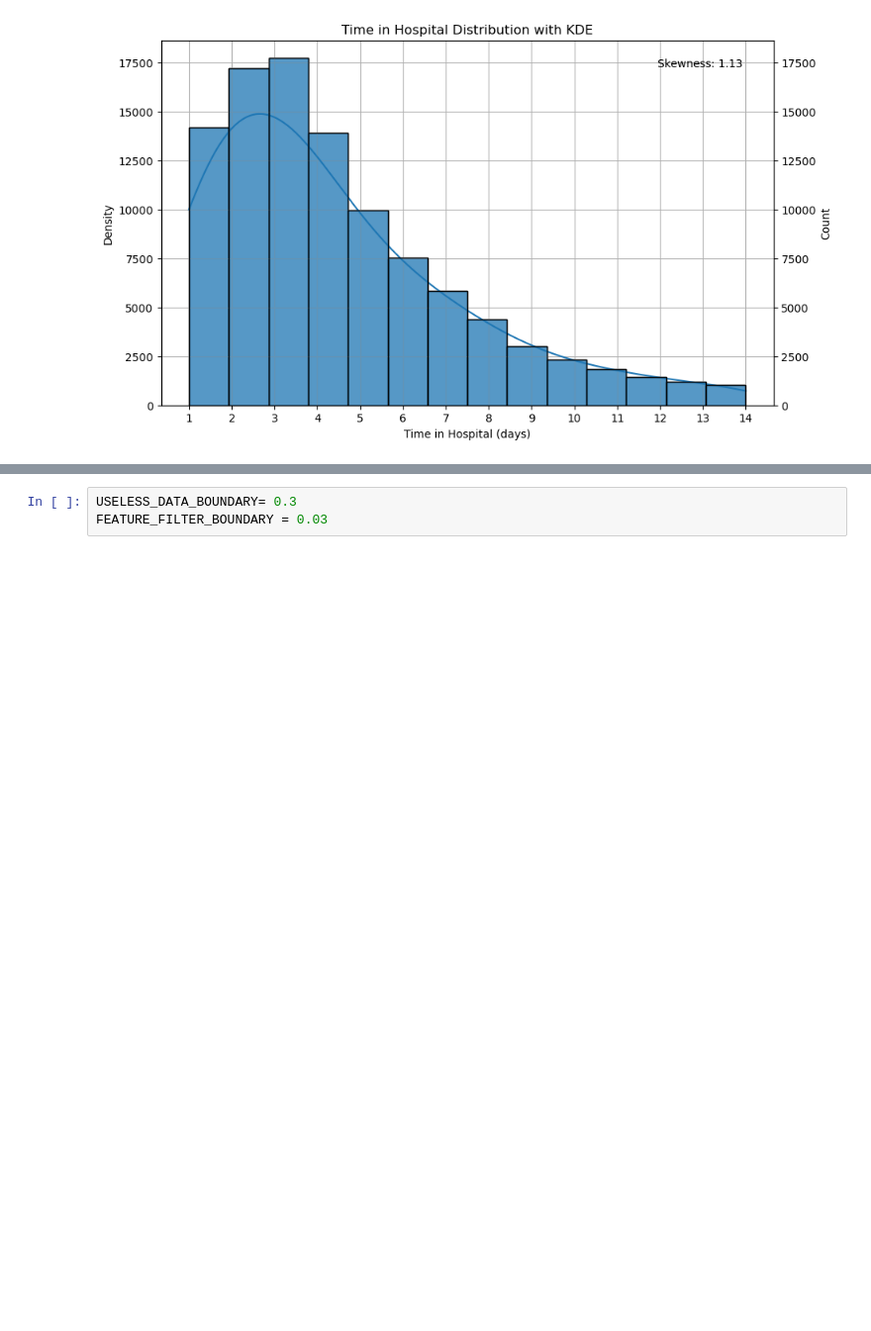
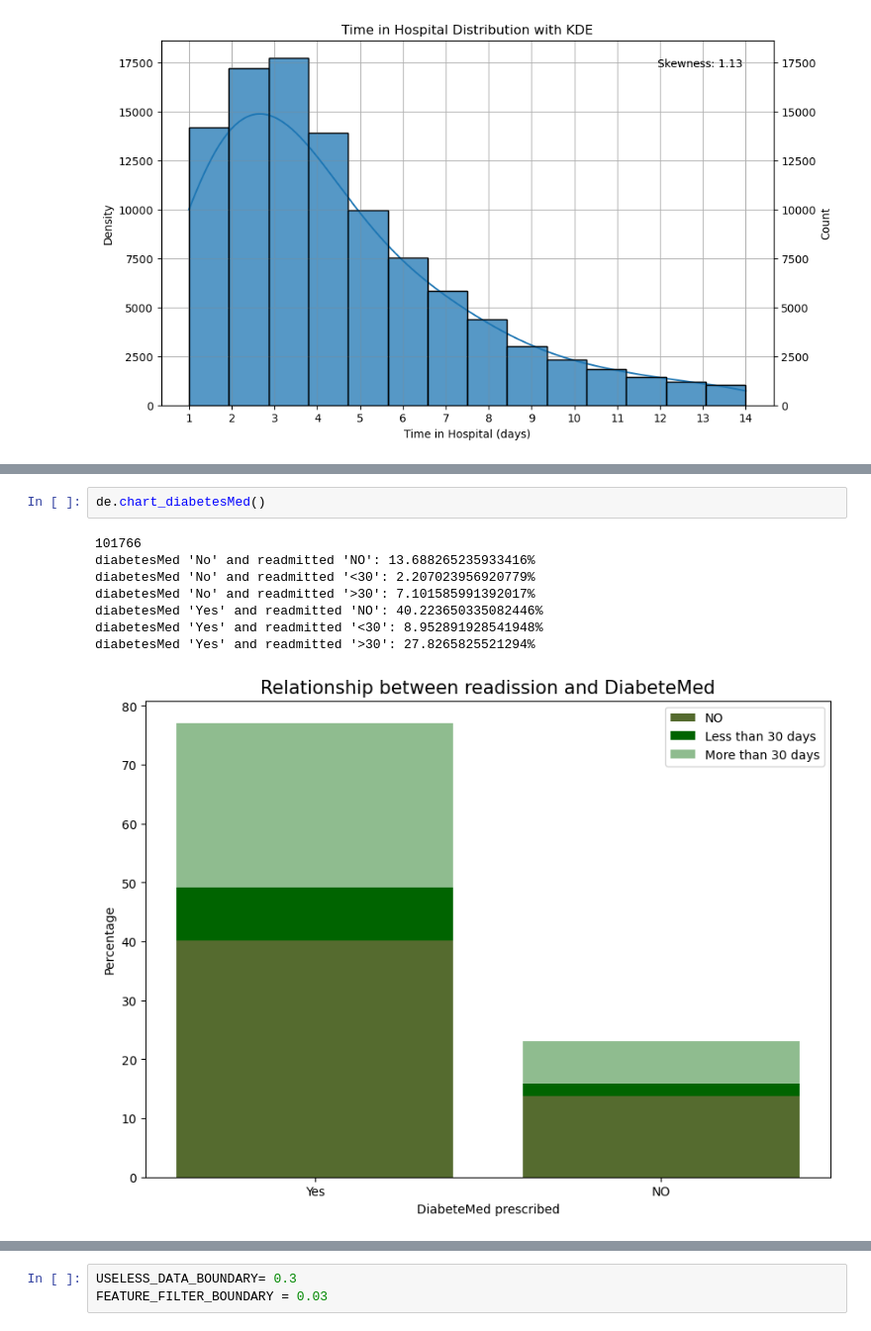
Before and after one commit to bianyiguyuan/diabetic_data_model, a Jupyter notebook: model_train.ipynb, the cells around one changed output, grey strips where cells are left out. Shown at 99% size. Cells and saved outputs as stored; diff of their text form; blank space fills up the shorter version.

```diff
--- a/model_train.ipynb
+++ b/model_train.ipynb
@@ -286,0 +523,11 @@ de.histogram_time_in_hospital()
+# %%
+de.chart_diabetesMed()
+# %% [output]
+101766
+diabetesMed 'No' and readmitted 'NO': 13.688265235933416%
+diabetesMed 'No' and readmitted '<30': 2.207023956920779%
+diabetesMed 'No' and readmitted '>30': 7.101585991392017%
+diabetesMed 'Yes' and readmitted 'NO': 40.223650335082446%
+diabetesMed 'Yes' and readmitted '<30': 8.952891928541948%
+diabetesMed 'Yes' and readmitted '>30': 27.8265825521294%
+[figure, added]
```
Also changed, not shown: parts of 8 cells of this notebook.
